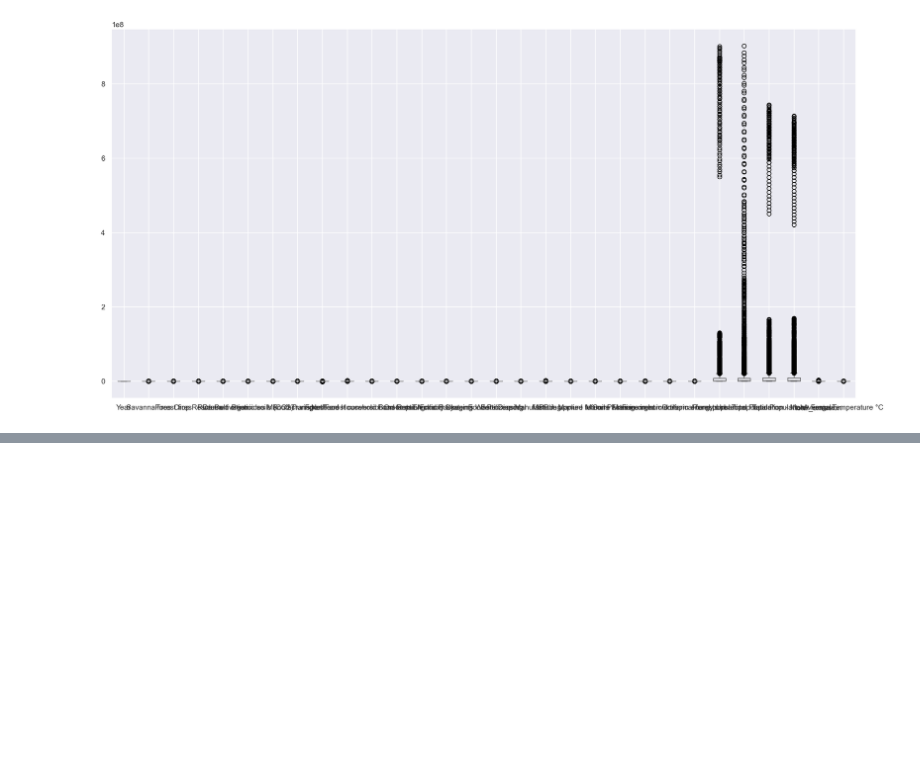
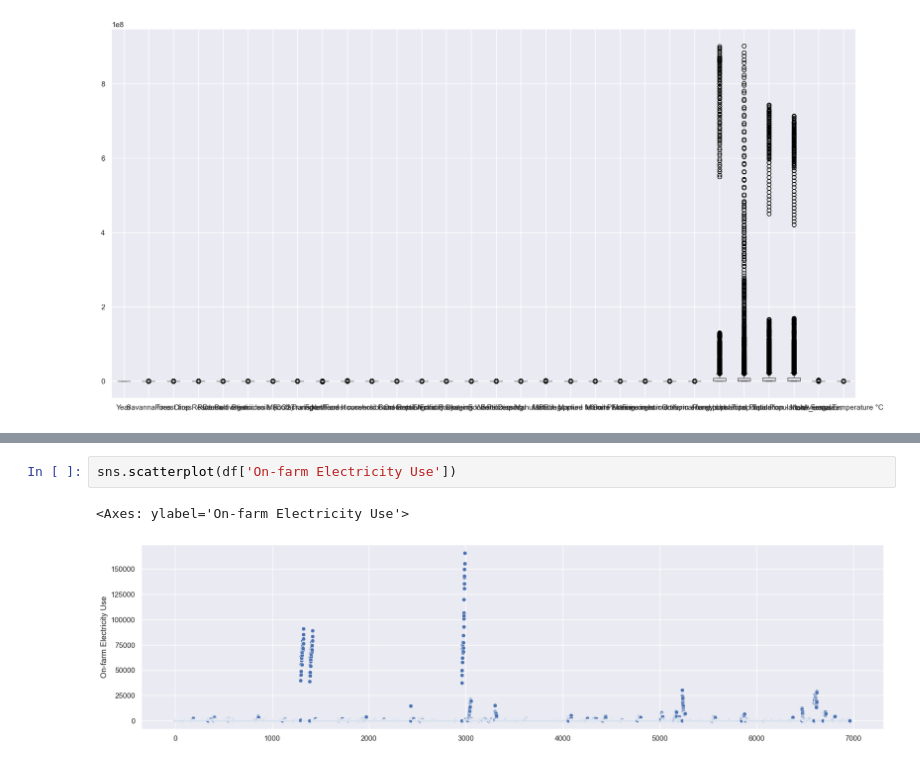
Before and after one commit to NoxoloMakibinyane/regression-project, a Jupyter notebook: regression_project_notebook.ipynb, the cells around one changed output, grey strips where cells are left out. Saved outputs shown, nothing was run; the diff lists cells and outputs as text; blank space fills up the shorter version.

```diff
--- a/regression_project_notebook.ipynb
+++ b/regression_project_notebook.ipynb
@@ -183,0 +191,5 @@ Name: Area, Length: 6965, dtype: object
+# %%
+sns.scatterplot(df['On-farm Electricity Use'])
+# %% [output]
+<Axes: ylabel='On-farm Electricity Use'>
+[figure, added]
```
Also changed, not shown: parts of 9 cells of this notebook.
